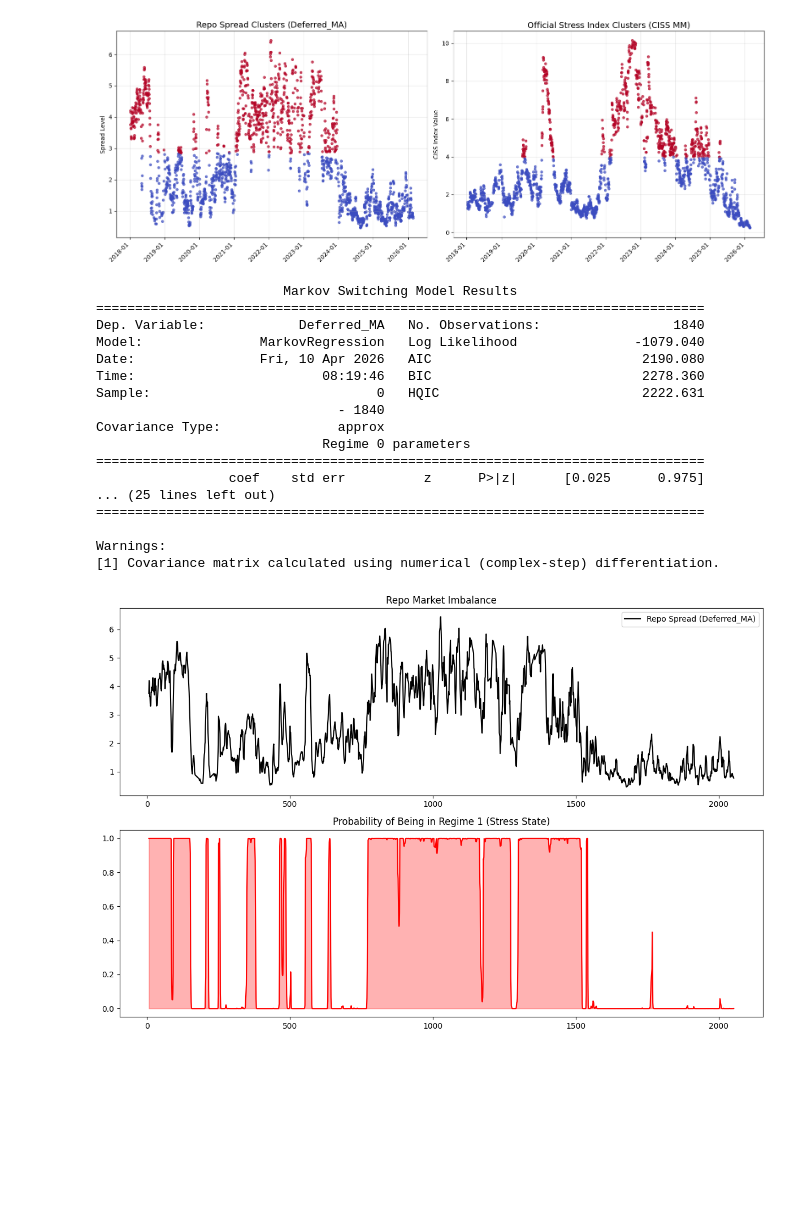
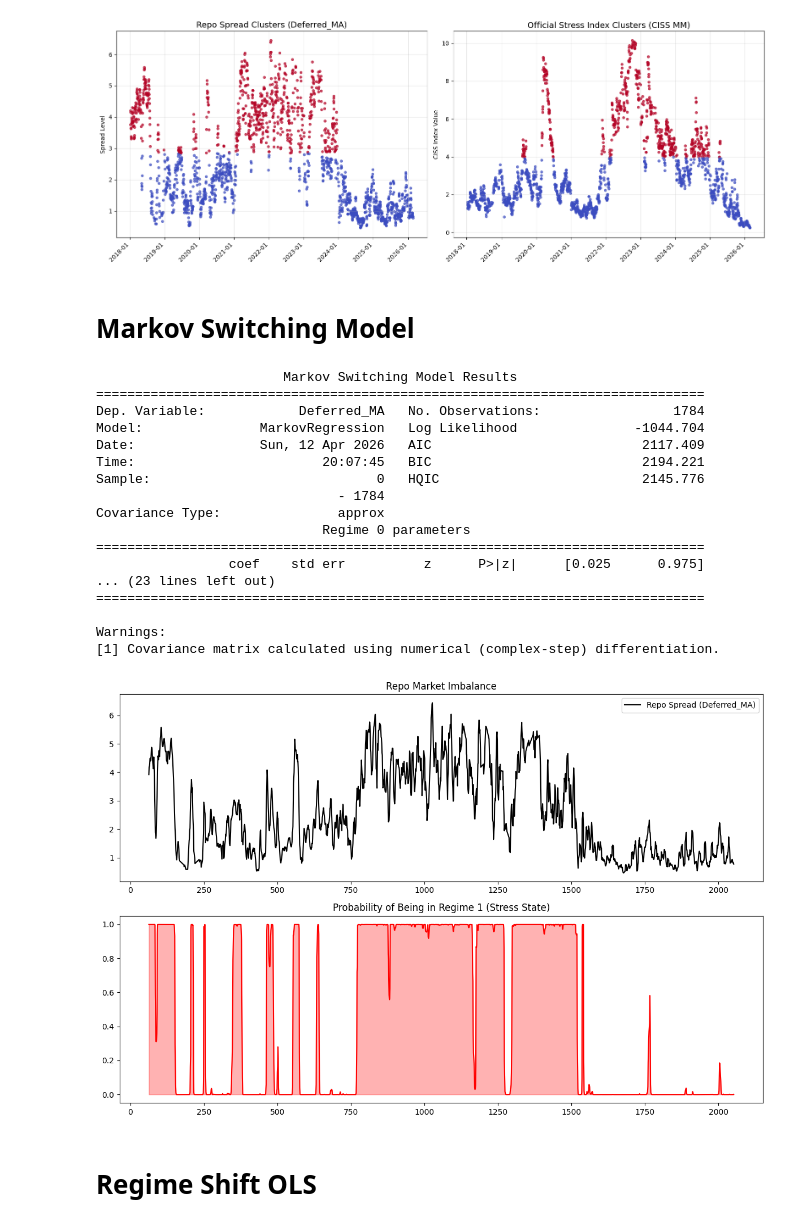
Before and after one commit to shreeyalotankar/Markov-Switching-Model-for-Repo-Market-Stress, a Jupyter notebook: Data prep.ipynb, the cells around one changed output. Saved outputs shown, nothing was run; the diff lists cells and outputs as text; code cells hidden in the pictures; blank space fills up the shorter version.

```diff
--- a/Data prep.ipynb
+++ b/Data prep.ipynb
@@ -175,7 +201,7 @@ df3['Log_DeferredRateSpread'] = np.log1p(df3['DeferredRateSpread'])
 df3['Log_BTP_Bund_Spread'] = np.log1p(df3['BTP_Bund_Spread'])
 df3['Lagged_Spread'] = df3['DeferredRateSpread'].shift(1)
 df3['Lagged_rate'] = df3['DeferredRate'].shift(1)
-df3['Delta_Liquidity'] = df3['ExcessLiquidityLn'].diff()
+df3['Delta_Liquidity'] = df3['ExcessLiquidityLn'].diff(30)
 df3['Lag_DFR']= df3['DFR'].shift(192)
 df3['Lag_Log_BTP_Bund_Spread']= df3['Log_BTP_Bund_Spread'].shift(96)
 df3['Delta_Spread'] = df3['Log_DeferredRateSpread'].diff()
@@ -237,56 +263,63 @@ plt.tight_layout()
 plt.show()
 # %% [output]
 [figure]
+# %% [markdown]
+# Markov Switching Model
 # %%
 import statsmodels.api as sm
 
 # 1. Prepare the data (Ensure no NaNs and clear variable names)
 # We use Deferred_MA as the dependent variable
-data_msm = df3[['Deferred_MA', 'Lagged_Spread', 'Log_BTP_Bund_Spread',
-                   'Delta_Liquidity', 'ExcessLiquidityLn', 'DFR']].dropna()
+data_msm = df3[['DeferredRateSpread','Deferred_MA', 'Lagged_Spread', 'Log_BTP_Bund_Spread',
+                   'Delta_Liquidity', 'ExcessLiquidityLn', 'DFR', 'ratio']].dropna()
 
 # 2. Define the Dependent and Independent variables
 y = data_msm['Deferred_MA']
-X = data_msm[['Lagged_Spread', 'Log_BTP_Bund_Spread', 'Delta_Liquidity',
-              'ExcessLiquidityLn', 'DFR']]
+X = data_msm[['Lagged_Spread',
+              'Log_BTP_Bund_Spread',
+              'ExcessLiquidityLn',
+              'DFR'
+             ]]
 
 # 3. Fit the Markov Switching Model
 # k_regimes=2: One for "Normal", one for "Stress"
 # switching_variance=True: Crisis periods usually have higher volatility
 model_msm = sm.tsa.MarkovRegression(y, k_regimes=2, exog=X, switching_variance=True)
 res_msm = model_msm.fit()
 
 print(res_msm.summary())
 
 # 4. Plot the "Smoothed Probabilities" of being in Regime 1 (Crisis State)
 fig, axes = plt.subplots(2, 1, figsize=(12, 8))
 
 axes[0].plot(data_msm.index, y, label='Repo Spread (Deferred_MA)', color='black')
 axes[0].set_title('Repo Market Imbalance')
 axes[0].legend()
 
 axes[1].plot(data_msm.index, res_msm.smoothed_marginal_probabilities[1], color='red')
 axes[1].set_title('Probability of Being in Regime 1 (Stress State)')
 axes[1].fill_between(data_msm.index, 0, res_msm.smoothed_marginal_probabilities[1], color='red', alpha=0.3)
 
 plt.tight_layout()
 plt.show()
 # %% [output]
                         Markov Switching Model Results
 ==============================================================================
-Dep. Variable:            Deferred_MA   No. Observations:                 1840
-Model:               MarkovRegression   Log Likelihood               -1079.040
-Date:                Fri, 10 Apr 2026   AIC                           2190.080
-Time:                        08:19:46   BIC                           2278.360
-Sample:                             0   HQIC                          2222.631
-                               - 1840
+Dep. Variable:            Deferred_MA   No. Observations:                 1784
+Model:               MarkovRegression   Log Likelihood               -1044.704
+Date:                Sun, 12 Apr 2026   AIC                           2117.409
+Time:                        20:07:45   BIC                           2194.221
+Sample:                             0   HQIC                          2145.776
+                               - 1784
 Covariance Type:               approx
                              Regime 0 parameters
 ==============================================================================
                  coef    std err          z      P>|z|      [0.025      0.975]
-... (25 lines left out)
+... (23 lines left out)
 ==============================================================================
 
 Warnings:
 [1] Covariance matrix calculated using numerical (complex-step) differentiation.
-[figure, old version]
+[figure, new version]
+# %% [markdown]
+# Regime Shift OLS
```
Also changed, not shown: parts of 4 cells of this notebook.
